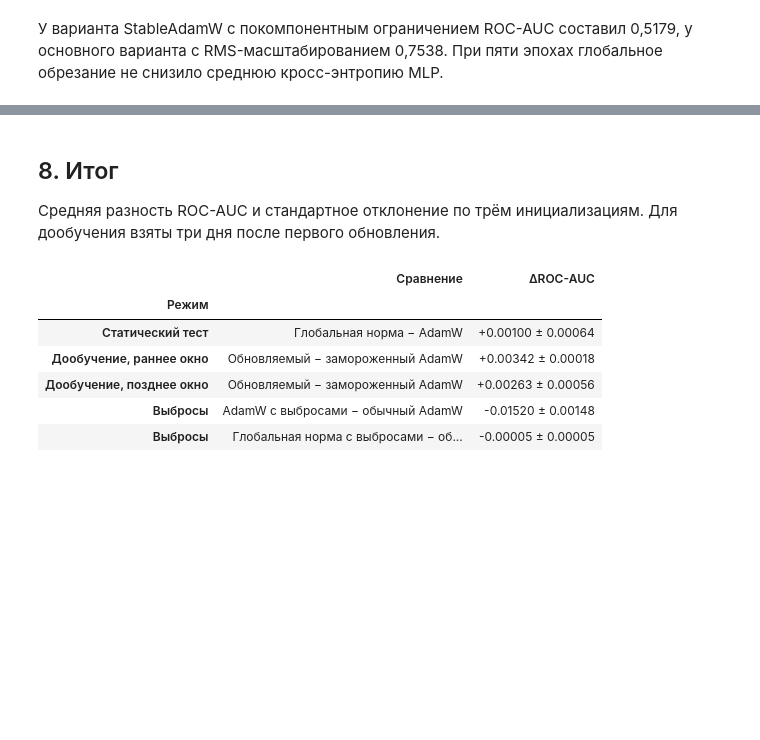
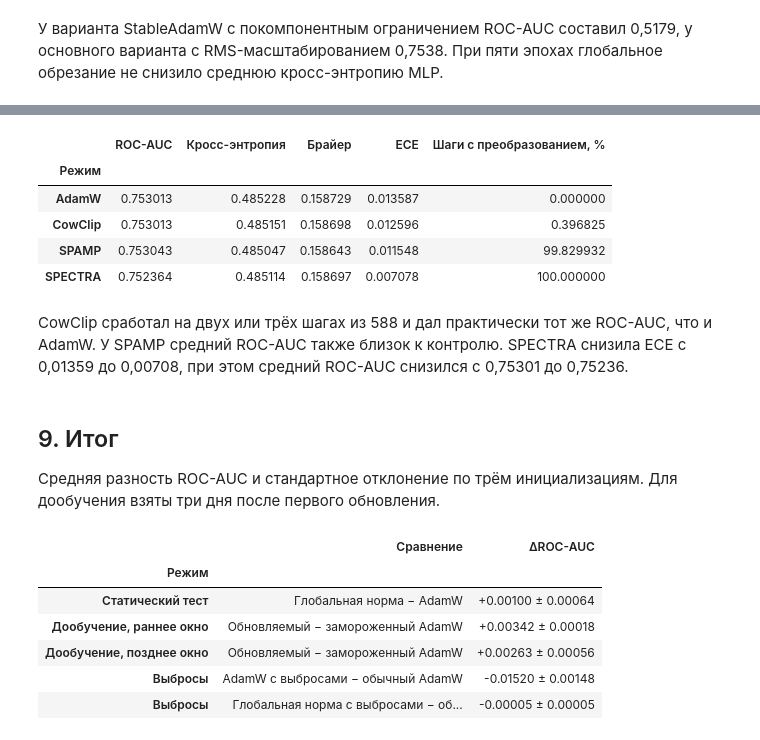
Before and after one commit to aralmi/ctr-gradient-clipping, a Jupyter notebook: ctr.ipynb, the cells around one changed output, grey strips where cells are left out. Cells and saved outputs as stored; diff of their text form; code cells hidden in the pictures; blank space fills up the shorter version.

```diff
--- a/ctr.ipynb
+++ b/ctr.ipynb
@@ -403,5 +422,25 @@ display(matched.groupby(["architecture", "method"])[["auc", "logloss", "ece"]].m
+# %%
+extended = read("additional_methods")
+extended["changed_rate"] = 100 * extended.changed_steps / extended.steps
+display(
+    extended.groupby("method", sort=False)[
+        ["auc", "logloss", "brier", "ece", "changed_rate"]
+    ].mean().rename(index=LABELS, columns={
+        "auc": "ROC-AUC", "logloss": "Кросс-энтропия", "brier": "Брайер",
+        "ece": "ECE", "changed_rate": "Шаги с преобразованием, %",
+    }).rename_axis("Режим").round(6)
+)
+# %% [output]
+|  | ROC-AUC | Кросс-энтропия | Брайер | ECE | Шаги с преобразованием, % |
+| Режим |  |  |  |  |  |
+| AdamW | 0.753013 | 0.485228 | 0.158729 | 0.013587 | 0.000000 |
+| CowClip | 0.753013 | 0.485151 | 0.158698 | 0.012596 | 0.396825 |
+| SPAMP | 0.753043 | 0.485047 | 0.158643 | 0.011548 | 99.829932 |
+| SPECTRA | 0.752364 | 0.485114 | 0.158697 | 0.007078 | 100.000000 |
+# %% [markdown]
+CowClip сработал на двух или трёх шагах из 588 и дал практически тот же ROC-AUC, что и AdamW. У SPAMP средний ROC-AUC также близок к контролю. SPECTRA снизила ECE с 0,01359 до 0,00708, при этом средний ROC-AUC снизился с 0,75301 до 0,75236.
 # %% [markdown]
-## 8. Итог
+## 9. Итог
 
 Средняя разность ROC-AUC и стандартное отклонение по трём инициализациям. Для дообучения взяты три дня после первого обновления.
 # %%
```
Also changed, not shown: parts of 4 cells of this notebook, 4 other files.
